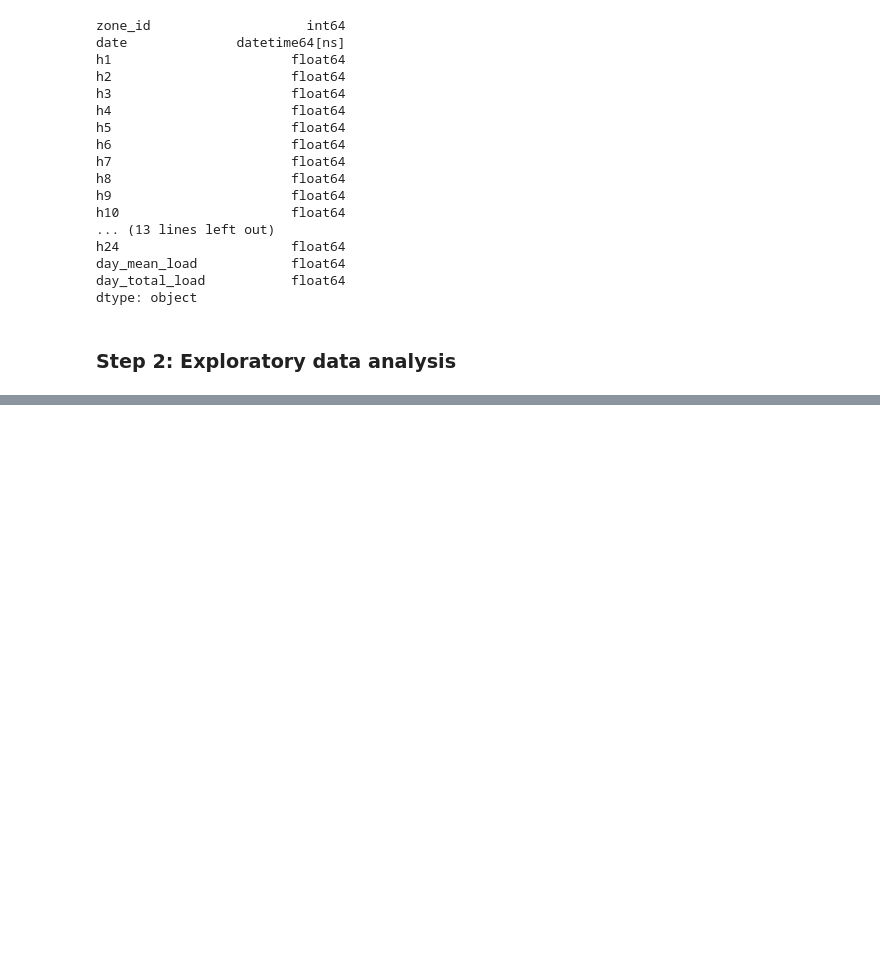
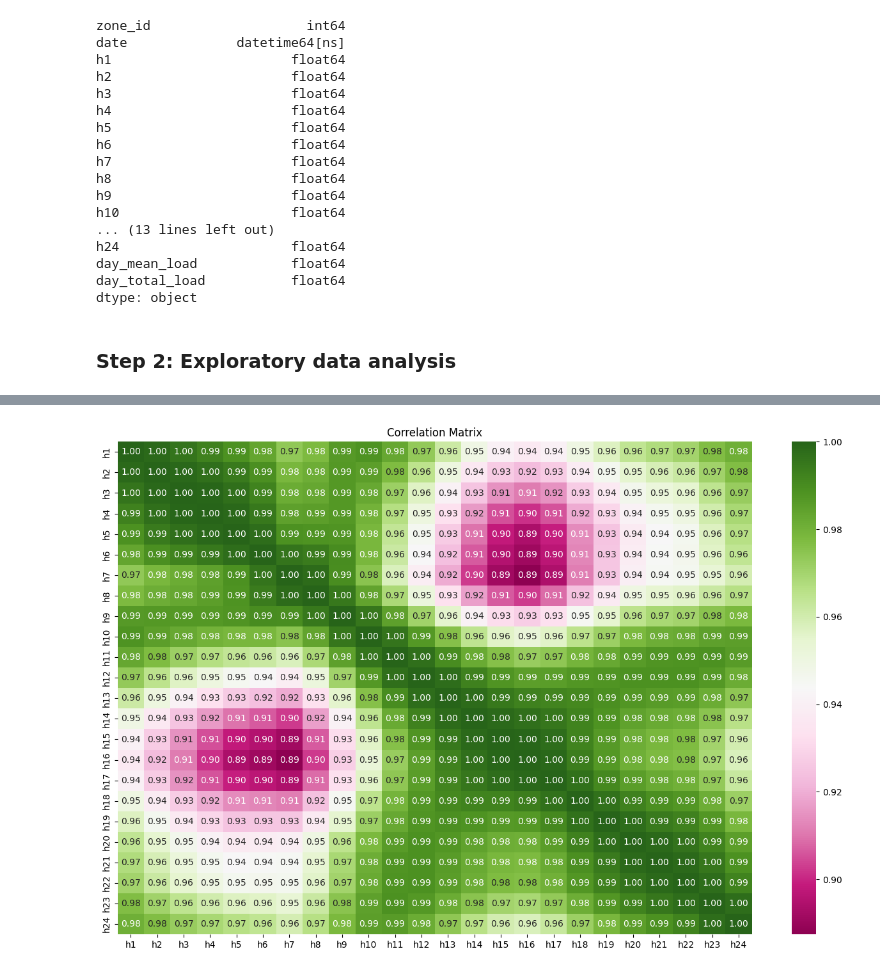
Before and after one commit to pavander7/415-final-project, a Jupyter notebook: data_exploration.ipynb, the cells around one changed output, grey strips where cells are left out. Saved outputs shown, nothing was run; the diff lists cells and outputs as text; code cells hidden in the pictures; blank space fills up the shorter version.

```diff
--- a/data_exploration.ipynb
+++ b/data_exploration.ipynb
@@ -181 +179,11 @@ for group in load_hist.groups:
 ... (8 outputs left out)
+# %%
+# Investigate correlations between hours
+corr_mtx = load_hist.corr().iloc[2:-2, 2:-2]
+
+plt.figure(figsize=(16, 10))
+sns.heatmap(corr_mtx, annot=True, cmap="PiYG", fmt=".2f")
+plt.title("Correlation Matrix")
+plt.show()
+# %% [output]
+[figure, added]
```
Also changed, not shown: parts of 14 cells of this notebook.
